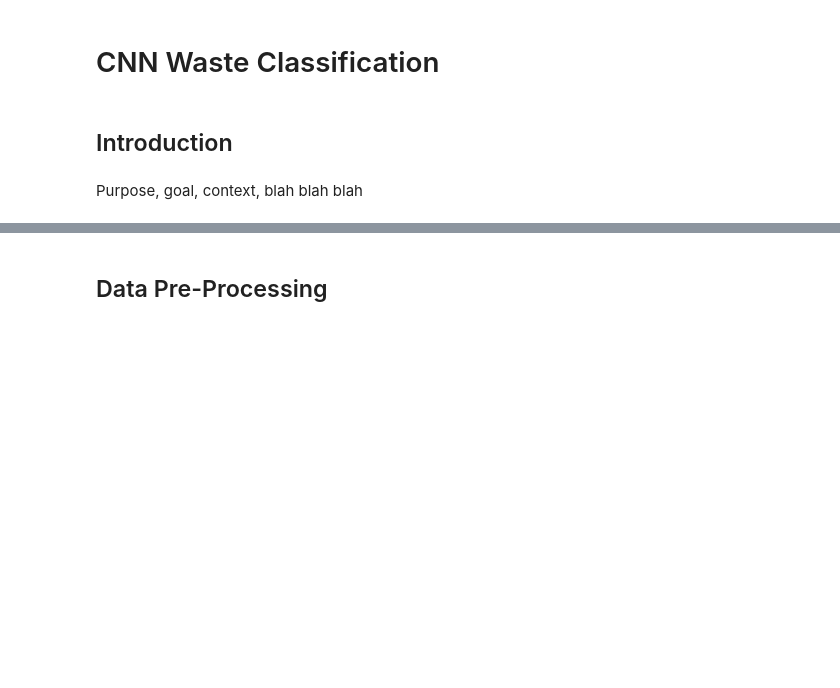
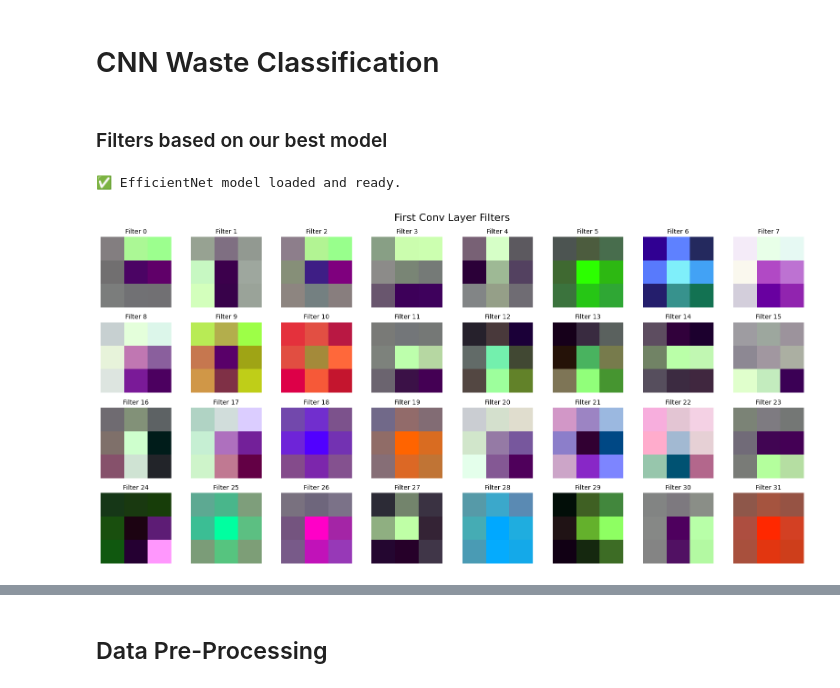
Before and after one commit to skozub25/Waste-Classification, a Jupyter notebook: wasteclassification_hunter.ipynb, the cells around one changed output, grey strips where cells are left out. Saved outputs shown, nothing was run; the diff lists cells and outputs as text; code cells hidden in the pictures; blank space fills up the shorter version.

Commit message:
Updated notebook with activation maps and final model results

```diff
--- a/wasteclassification_hunter.ipynb
+++ b/wasteclassification_hunter.ipynb
@@ -1,6 +1,47 @@
 # %% [markdown]
 # CNN Waste Classification
 # %% [markdown]
-## Introduction
+### Filters based on our best model
-# %% [markdown]
-Purpose, goal, context, blah blah blah
+# %%
+efficientnet_model = torch.load('full_efficientnet_model_v3.pth', map_location=device)
+efficientnet_model = efficientnet_model.to(device)
+efficientnet_model.eval()
+
+print("✅ EfficientNet model loaded and ready.")
+# %% [output]
+✅ EfficientNet model loaded and ready.
+# %%
+import matplotlib.pyplot as plt
+
+# Access first conv layer in EfficientNet (adjust if needed)
+first_conv = efficientnet_model.features[0][0]
+weights = first_conv.weight.data.cpu()
+
+# Normalize each filter individually
+def normalize_tensor(t):
+    return (t - t.min()) / (t.max() - t.min())
+
+# Plot filters
+num_filters = min(32, weights.shape[0])  # You can change to full set if desired
+cols = 8
+rows = (num_filters + cols - 1) // cols
+
+fig, axes = plt.subplots(rows, cols, figsize=(cols * 2, rows * 2))
+axes = axes.flatten()
+
+for i in range(num_filters):
+    ax = axes[i]
+    img = normalize_tensor(weights[i]).permute(1, 2, 0)  # Convert to [H, W, C]
+    ax.imshow(img, cmap='viridis')
+    ax.axis('off')
+    ax.set_title(f'Filter {i}', fontsize=10)
+
+# Hide any unused axes
+for j in range(i + 1, len(axes)):
+    axes[j].axis('off')
+
+plt.suptitle("First Conv Layer Filters", fontsize=16)
+plt.tight_layout()
+plt.show()
+# %% [output]
+[figure, added]
```
Also changed, not shown: parts of 14 cells of this notebook.
